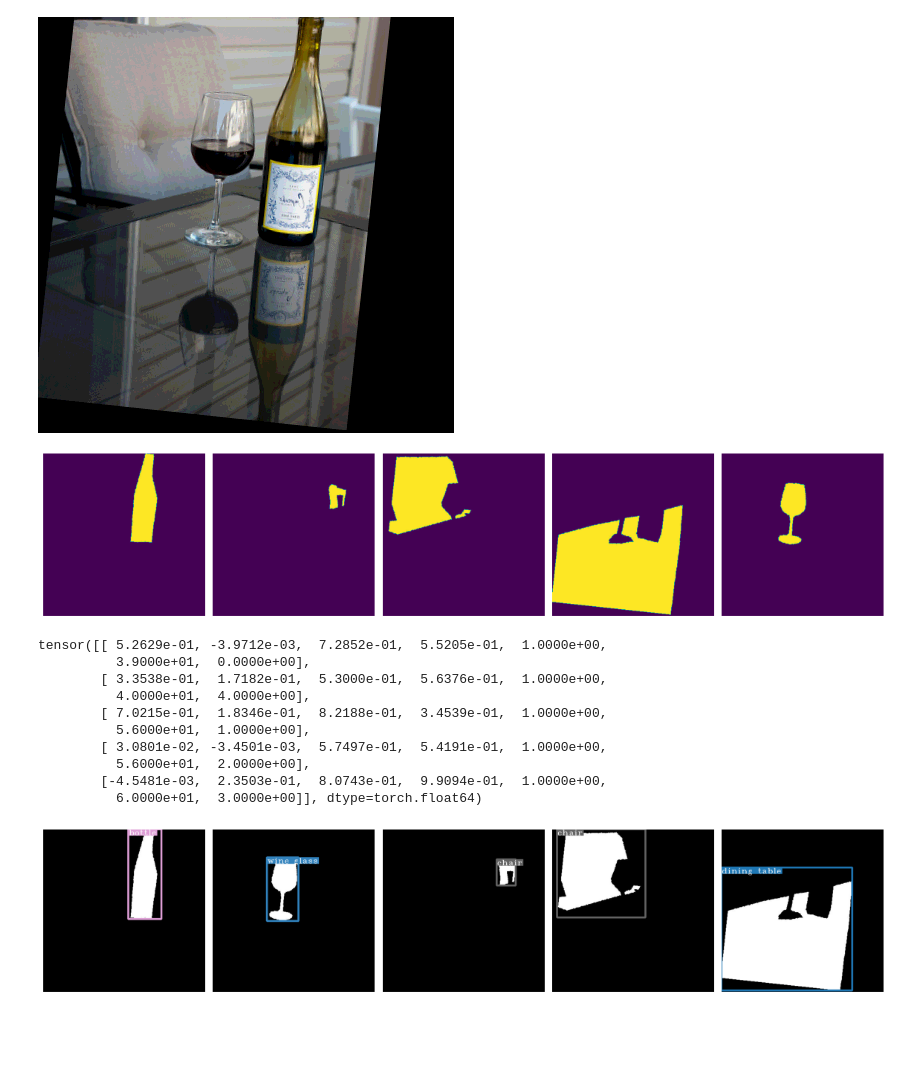
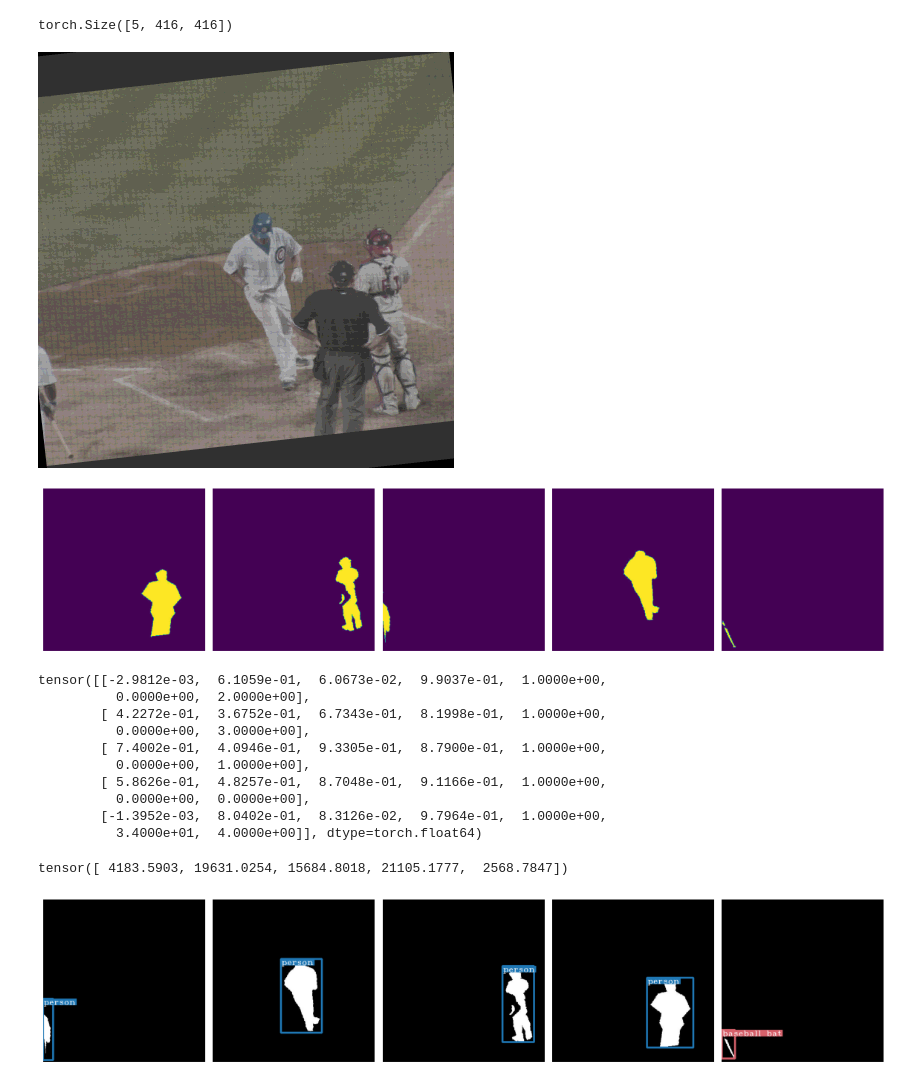
Before and after one commit to johnnylord/trytry-detection, a Jupyter notebook: notebook/05_yolomask.ipynb, the cells around one changed output. Drawn from its saved outputs; the diff is of its cells as text; code cells hidden in the pictures; blank space fills up the shorter version.

Commit message:
Generate correct mask dataset

```diff
--- a/notebook/05_yolomask.ipynb
+++ b/notebook/05_yolomask.ipynb
@@ -37,25 +37,33 @@ dataset = YOLOMaskDataset(csv_file="../download/COCO/test.csv",
                          n_classes=80,
                          transform=transform)
 # %%
-img, masks, targets = dataset[1]
+img, masks, targets = dataset[0]
+# %%
+masks.shape
+# %% [output]
+torch.Size([5, 416, 416])
 # %%
 inverse = T.ToPILImage()
 # %%
 inverse(img)
 # %% [output]
-[figure, old version]
+[figure, new version]
 # %%
 ncols = len(masks)
 
 fig, axes = plt.subplots(nrows=1, ncols=ncols, figsize=(16, 8))
 
-for idx, mask in enumerate(masks):
-    axes[idx].imshow(mask)
-    axes[idx].set_axis_off()
+if ncols == 1:
+    axes.imshow(masks[0])
+    axes.set_axis_off()
+else:
+    for idx, mask in enumerate(masks):
+        axes[idx].imshow(mask)
+        axes[idx].set_axis_off()
 
 plt.tight_layout()
 # %% [output]
-[figure, old version]
+[figure, new version]
 # %%
 bboxes = []
 for scale, target in zip(scales, targets):
@@ -76,36 +84,44 @@ for c, name in enumerate(COCO_CLASSES):
 
 print(torch.tensor(np.array(nms_boxes)))
 # %% [output]
-tensor([[ 5.2629e-01, -3.9712e-03,  7.2852e-01,  5.5205e-01,  1.0000e+00,
-          3.9000e+01,  0.0000e+00],
-        [ 3.3538e-01,  1.7182e-01,  5.3000e-01,  5.6376e-01,  1.0000e+00,
-          4.0000e+01,  4.0000e+00],
-        [ 7.0215e-01,  1.8346e-01,  8.2188e-01,  3.4539e-01,  1.0000e+00,
-          5.6000e+01,  1.0000e+00],
-        [ 3.0801e-02, -3.4501e-03,  5.7497e-01,  5.4191e-01,  1.0000e+00,
-          5.6000e+01,  2.0000e+00],
-        [-4.5481e-03,  2.3503e-01,  8.0743e-01,  9.9094e-01,  1.0000e+00,
-          6.0000e+01,  3.0000e+00]], dtype=torch.float64)
+tensor([[-2.9812e-03,  6.1059e-01,  6.0673e-02,  9.9037e-01,  1.0000e+00,
+          0.0000e+00,  2.0000e+00],
+        [ 4.2272e-01,  3.6752e-01,  6.7343e-01,  8.1998e-01,  1.0000e+00,
+          0.0000e+00,  3.0000e+00],
+        [ 7.4002e-01,  4.0946e-01,  9.3305e-01,  8.7900e-01,  1.0000e+00,
+          0.0000e+00,  1.0000e+00],
+        [ 5.8626e-01,  4.8257e-01,  8.7048e-01,  9.1166e-01,  1.0000e+00,
+          0.0000e+00,  0.0000e+00],
+        [-1.3952e-03,  8.0402e-01,  8.3126e-02,  9.7964e-01,  1.0000e+00,
+          3.4000e+01,  4.0000e+00]], dtype=torch.float64)
 # %%
 ncols = len(masks)
 
 fig, axes = plt.subplots(nrows=1, ncols=ncols, figsize=(16, 8))
 img_width, img_height = masks[0].shape[1], masks[0].shape[0]
 
 bboxes = torch.tensor(nms_boxes)
 bboxes[..., 0] *= img_width
 bboxes[..., 1] *= img_height
 bboxes[..., 2] *= img_width
 bboxes[..., 3] *= img_height
+print((bboxes[..., 2]-bboxes[...,0])*(bboxes[..., 3]-bboxes[...,1]))
 
-for idx, box in enumerate(bboxes):
-    mask_id = int(box[-1])
-    mask = masks[mask_id]
-    canvas = np.uint8(np.stack((mask,)*3, axis=-1)*255)
-    draw_boxes(canvas, box.unsqueeze(0).tolist(), COCO_CLASSES)
-    axes[idx].imshow(canvas)
-    axes[idx].set_axis_off()
+if ncols == 1:
+    canvas = np.uint8(np.stack((masks[0],)*3, axis=-1)*255)
+    draw_boxes(canvas, bboxes[0].unsqueeze(0).tolist(), COCO_CLASSES)
+    axes.imshow(canvas)
+    axes.set_axis_off()
+else:
+    for idx, box in enumerate(bboxes):
+        mask_id = int(box[-1])
+        mask = masks[mask_id]
+        canvas = np.uint8(np.stack((mask,)*3, axis=-1)*255)
+        draw_boxes(canvas, box.unsqueeze(0).tolist(), COCO_CLASSES)
+        axes[idx].imshow(canvas)
+        axes[idx].set_axis_off()
 
 plt.tight_layout()
 # %% [output]
+tensor([ 4183.5903, 19631.0254, 15684.8018, 21105.1777,  2568.7847])
-[figure, old version]
+[figure, new version]
```
Also changed, not shown: 4 other files.
